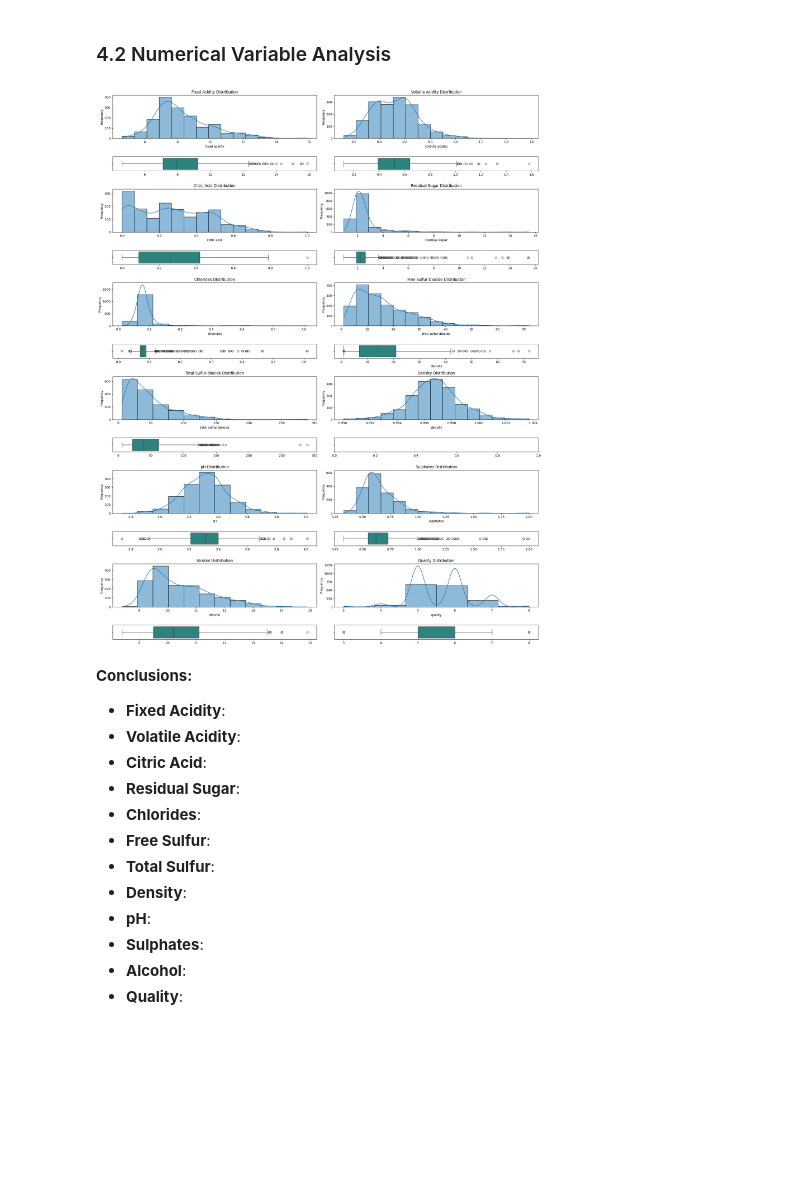
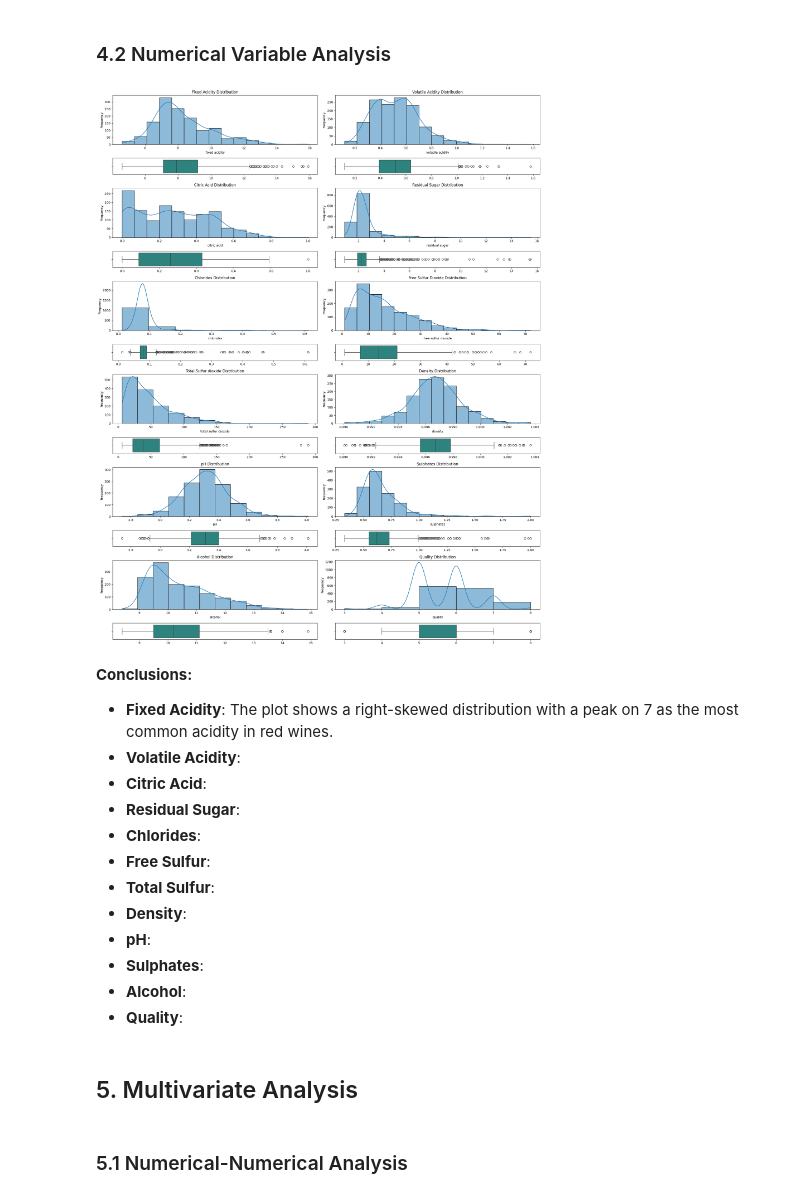
Before and after one commit to 4GeeksAcademy/danielpaez-dev-K-Nearest-Neighbours, a Jupyter notebook: src/explore.ipynb, the cells around one changed output. Drawn from its saved outputs; the diff is of its cells as text; code cells hidden in the pictures; blank space fills up the shorter version.

```diff
--- a/src/explore.ipynb
+++ b/src/explore.ipynb
@@ -83,0 +98,5 @@ dtype: int64
+# %%
+rows = total_data.shape[0]
+total_data = total_data.drop_duplicates()
+total_data.duplicated().sum()
+print(f'Now we have {rows} rows')
@@ -185,7 +206,7 @@ axes[3, 1].set_xlabel('')
 # --- Row 3, Column 1: 'chlorides' ---
 # Histplot
 sns.histplot(
-    data=total_data, x='chlorides', kde=True, bins=12, ax=axes[4, 0], palette="viridis"
+    data=total_data, x='chlorides', kde=True, bins=7, ax=axes[4, 0], palette="viridis"
 )
 axes[4, 0].set_title("Chlorides Distribution", fontsize=12)
 axes[4, 0].set_ylabel("Frequency", fontsize=10)
@@ -233,7 +254,7 @@ axes[6, 1].set_title("Density Distribution", fontsize=12)
 axes[6, 1].set_ylabel("Frequency", fontsize=10)
 
 # Boxplot
-sns.boxplot(data=total_data, x="density", ax=axes[5, 1], palette="viridis")
+sns.boxplot(data=total_data, x="density", ax=axes[7, 1], palette="viridis")
 axes[7, 1].tick_params(axis="y", labelleft=False)
 axes[7, 1].set_xlabel('')
 
@@ -269,39 +290,39 @@ axes[9, 1].set_xlabel('')
 # --- Row 6, Column 1: 'alcohol' ---
 # Histplot
 sns.histplot(
     data=total_data, x='alcohol', kde=True, bins=12, ax=axes[10, 0], palette="viridis"
 )
 axes[10, 0].set_title("Alcohol Distribution", fontsize=12)
 axes[10, 0].set_ylabel("Frequency", fontsize=10)
 
 # Boxplot
 sns.boxplot(data=total_data, x="alcohol", ax=axes[11, 0], palette="viridis")
 axes[11, 0].tick_params(axis="y", labelleft=False)
 axes[11, 0].set_xlabel('')
 
 
 # --- Row 6, Column 2: 'quality' ---
 # Histplot
 sns.histplot(
-    data=total_data, x='quality', kde=True, bins=6, ax=axes[10, 1], palette="viridis"
+    data=total_data, x='quality', kde=True, bins=5, ax=axes[10, 1], palette="viridis"
 )
 axes[10, 1].set_title("Quality Distribution", fontsize=12)
 axes[10, 1].set_ylabel("Frequency", fontsize=10)
 
 # Boxplot
 sns.boxplot(data=total_data, x="quality", ax=axes[11, 1], palette="viridis")
 axes[11, 1].tick_params(axis="y", labelleft=False)
 axes[11, 1].set_xlabel('')
 
 
 plt.tight_layout()
 plt.show()
 # %% [output]
-[figure, old version]
+[figure, new version]
 # %% [markdown]
 **Conclusions:**
 
-- **Fixed Acidity**:
+- **Fixed Acidity**: The plot shows a right-skewed distribution with a peak on 7 as the most common acidity in red wines.
 - **Volatile Acidity**:
 - **Citric Acid**:
 - **Residual Sugar**:
@@ -313,3 +334,7 @@ plt.show()
 - **Sulphates**:
 - **Alcohol**:
 - **Quality**:
+# %% [markdown]
+## 5. Multivariate Analysis <a id='c5'></a>
+# %% [markdown]
+### 5.1 Numerical-Numerical Analysis <a id='c5-1'></a>
```
Also changed, not shown: parts of 14 cells of this notebook.
